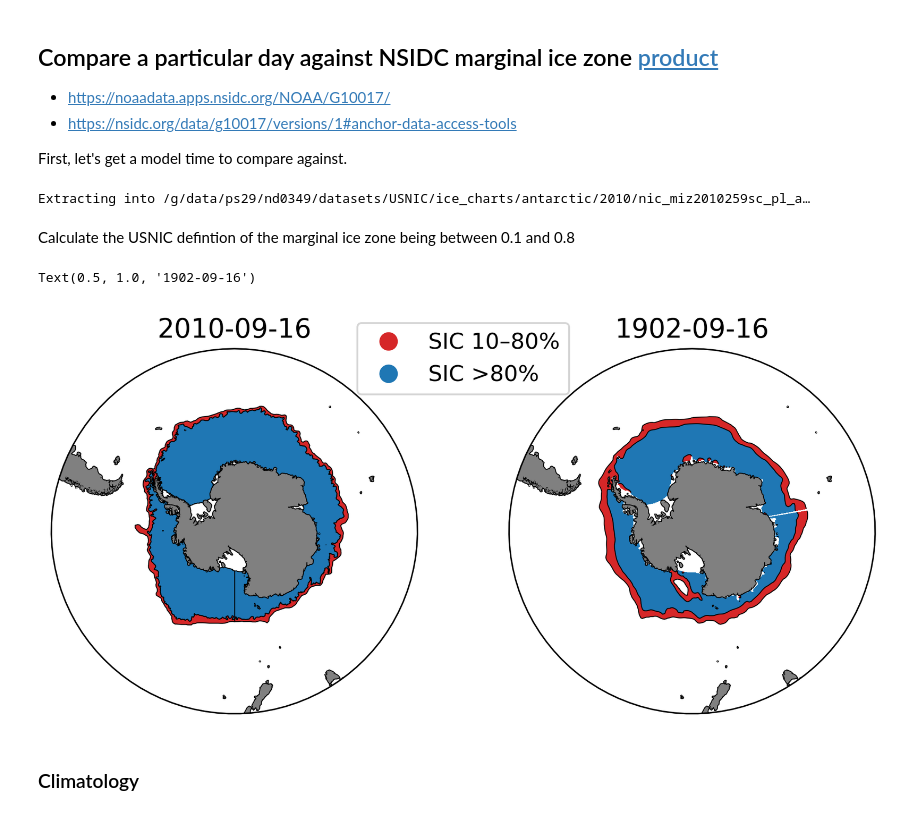
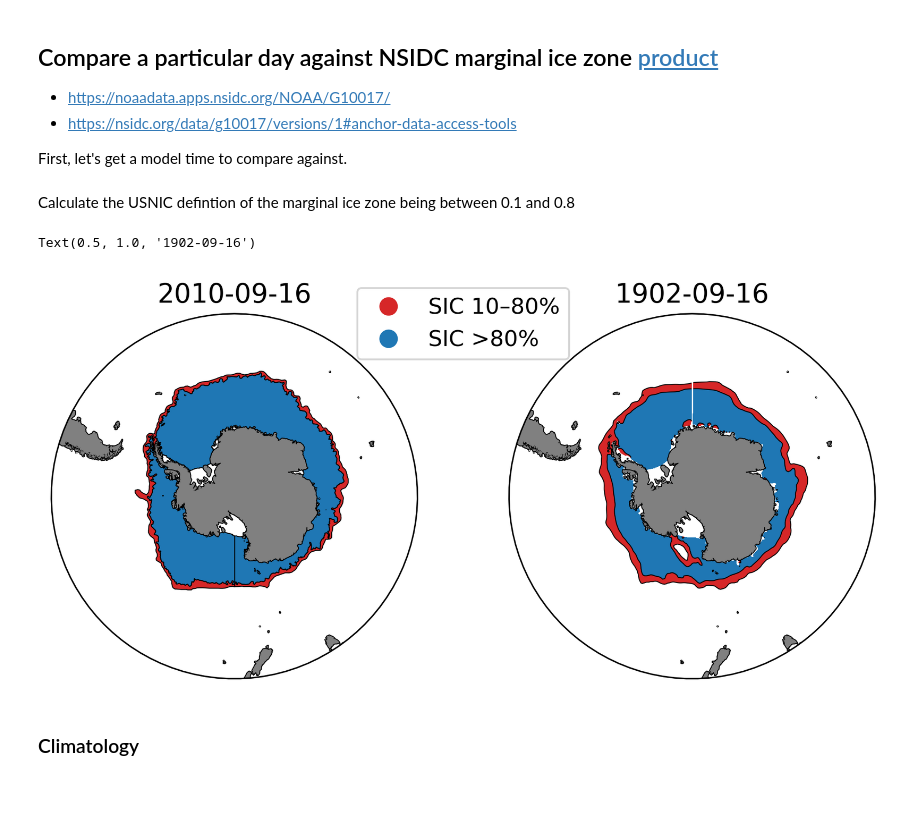
Before and after one commit to NoahDay/access-om3-analysis, a Jupyter notebook: MIZ_Comparison_With_Fraser.ipynb, the cells around one changed output. Saved outputs shown, nothing was run; the diff lists cells and outputs as text; code cells hidden in the pictures.

```diff
--- a/MIZ_Comparison_With_Fraser.ipynb
+++ b/MIZ_Comparison_With_Fraser.ipynb
@@ -139,23 +139,24 @@ ds = datastore.search(variable=["aice_m", "wave_sig_ht_m", "fsdrad_m"], frequenc
         coords="minimal",
     ),
     xarray_open_kwargs = dict(
-        chunks={"nj": -1, "ni": -1}, # Good for spatial operations, but not temporal
+        chunks={"nj": -1, "ni": -1},
         decode_timedelta=True
     )
 )
 ds_grid = datastore.search(variable=["tarea", "HTE"], frequency="fx", realm="seaIce").to_dask().compute()
 ds_grid
 
-coords = datastore.search(variable=["geolat", "geolon"], file_id='access_om3_mom6_static'
+coords = datastore.search(variable=["TLAT", "TLON"], #file_id='access_om3_mom6_static'
                          ).to_dask().compute() # TODO why do we need file_id for my runs??
 coords = coords.fillna(0.0)
-coords = coords.rename({'geolat': 'lat', 'geolon': 'lon'})
+# coords = coords.rename({'geolat': 'lat', 'geolon': 'lon'})
 
 ds = xr.merge([ds, ds_grid])
-ds = ds.rename({'nj': 'yh',
-                'ni': 'xh'}
-)
+# ds = ds.rename({'yh': 'nj',
+#                 'xh': 'ni'}
+# )
 
 ds = ds.assign_coords(coords)
+ds = ds.roll(ni=80, roll_coords=True)
 ds
 # %% [output]
@@ -235,7 +237,7 @@ access_om3_cice_1mon_mean_XXXX_XX.1mon
 
 First, let's get a model time to compare against.
 # %%
-t0 = ds.time[-1].values.item()
+t0 = ds.time[32].values.item()
 t_str = t0.strftime("%Y-%m-%d")
 day = t0.strftime("%d")
 month = t0.strftime("%m")
@@ -317,5 +319,3 @@ def get_ice_charts_data(base_path, folder_name, year):
 folder_name = f"nic_miz{year}{day_of_year:03d}sc_pl_a"
 base_path = "/g/data/ps29/nd0349/datasets/USNIC/ice_charts/antarctic/"
 get_ice_charts_data(base_path, folder_name, year)
-# %% [output]
-Extracting into /g/data/ps29/nd0349/datasets/USNIC/ice_charts/antarctic/2010/nic_miz2010259sc_pl_a…
@@ -467,38 +469,38 @@ gdf_proj.plot(
     figsize=(8, 8),
 )
 
 leg = axes[0].get_legend()
 for text, new_label in zip(leg.get_texts(), ['SIC 10–80%', 'SIC >80%']):
     text.set_text(new_label)
 leg.set_loc('upper center')
 leg.set_bbox_to_anchor((1.125, 1.1))
 axes[0].set_title(f"{year}-{month}-{day}")
 
 ds.sel(time=t0)['aice_m'].plot.contourf(
     ax=axes[1],
-    x="lon",
-    y="lat",
+    x="TLON",
+    y="TLAT",
     levels=bounds,
     cmap=cmap,
     norm=norm,
     transform=ccrs.PlateCarree(),
     add_colorbar=False
 )
 
 cs = ds.sel(time=t0)['aice_m'].plot.contour(
     ax=axes[1],
-    x="lon",
-    y="lat",
+    x="TLON",
+    y="TLAT",
     levels=bounds[1:],
     colors='k',
     linewidths=0.5,
     transform=ccrs.PlateCarree()
 )
 
 axes[1].set_title(t_str)
 # %% [output]
 Text(0.5, 1.0, '1902-09-16')
-[figure, old version]
+[figure, new version]
 # %% [markdown]
 ### Climatology
 # %%
```
Also changed, not shown: parts of 18 cells of this notebook, 3 other files.
